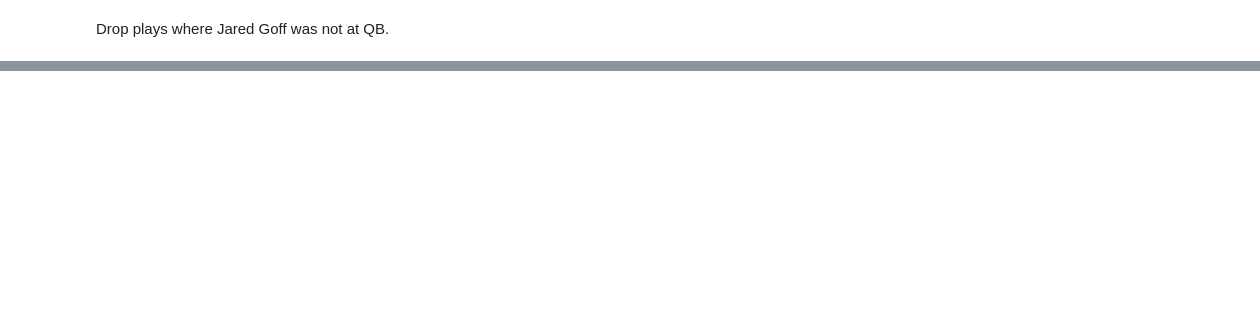
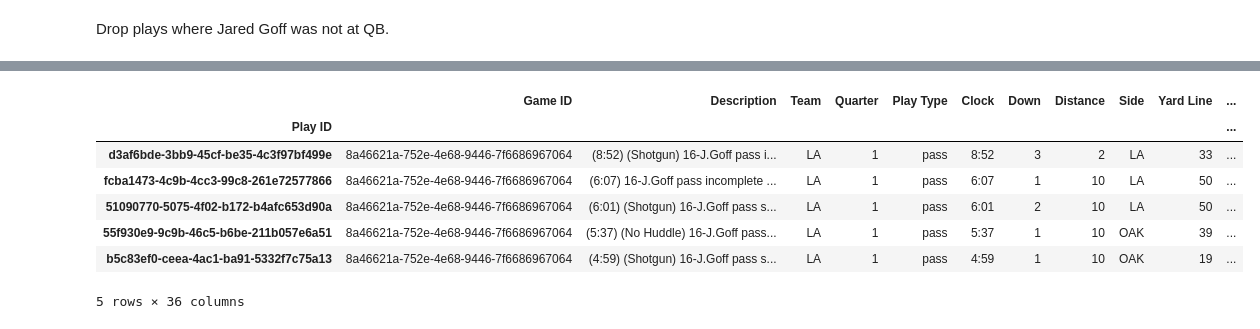
Before and after one commit to brown2te/Jared-Goff-NGS, a Jupyter notebook: Jared Goff 2018 - Gathering Data.ipynb, the cells around one changed output, grey strips where cells are left out. Saved outputs shown, nothing was run; the diff lists cells and outputs as text; code cells hidden in the pictures; blank space fills up the shorter version.

```diff
--- a/Jared Goff 2018 - Gathering Data.ipynb
+++ b/Jared Goff 2018 - Gathering Data.ipynb
@@ -735,0 +780,10 @@ rams_ngs2018
+# %%
+goff.drop(labels=['Huddle','Run Direction'], axis=1, inplace=True)
+# %%
+for i,play in goff.iterrows():
+
+    if play['Result'] == 'pass_completion':
+        goff.loc[i,'Incompletion Type'] = 'Completion'
+
+    elif play['Result'] == 'pass_interception':
+        goff.loc[i,'Incompletion Type'] = 'Interception'
@@ -735,0 +792,19 @@ rams_ngs2018
+# %%
+for i,play in goff.iterrows():
+
+    if play['Result'] == 'pass_completion':
+        goff.loc[i,'Completion'] = 1
+
+    else:
+        goff.loc[i,'Completion'] = 0
+# %%
+goff.head()
+# %% [output]
+|  | Game ID | Description | Team | Quarter | Play Type | Clock | Down | Distance | Side | Yard Line | ... |
+| Play ID |  |  |  |  |  |  |  |  |  |  | ... |
+| d3af6bde-3bb9-45cf-be35-4c3f97bf499e | 8a46621a-752e-4e68-9446-7f6686967064 | (8:52) (Shotgun) 16-J.Goff pass i... | LA | 1 | pass | 8:52 | 3 | 2 | LA | 33 | ... |
+| fcba1473-4c9b-4cc3-99c8-261e72577866 | 8a46621a-752e-4e68-9446-7f6686967064 | (6:07) 16-J.Goff pass incomplete ... | LA | 1 | pass | 6:07 | 1 | 10 | LA | 50 | ... |
+| 51090770-5075-4f02-b172-b4afc653d90a | 8a46621a-752e-4e68-9446-7f6686967064 | (6:01) (Shotgun) 16-J.Goff pass s... | LA | 1 | pass | 6:01 | 2 | 10 | LA | 50 | ... |
+| 55f930e9-9c9b-46c5-b6be-211b057e6a51 | 8a46621a-752e-4e68-9446-7f6686967064 | (5:37) (No Huddle) 16-J.Goff pass... | LA | 1 | pass | 5:37 | 1 | 10 | OAK | 39 | ... |
+| b5c83ef0-ceea-4ac1-ba91-5332f7c75a13 | 8a46621a-752e-4e68-9446-7f6686967064 | (4:59) (Shotgun) 16-J.Goff pass s... | LA | 1 | pass | 4:59 | 1 | 10 | OAK | 19 | ... |
+5 rows × 36 columns
```
Also changed, not shown: parts of 31 cells of this notebook.
